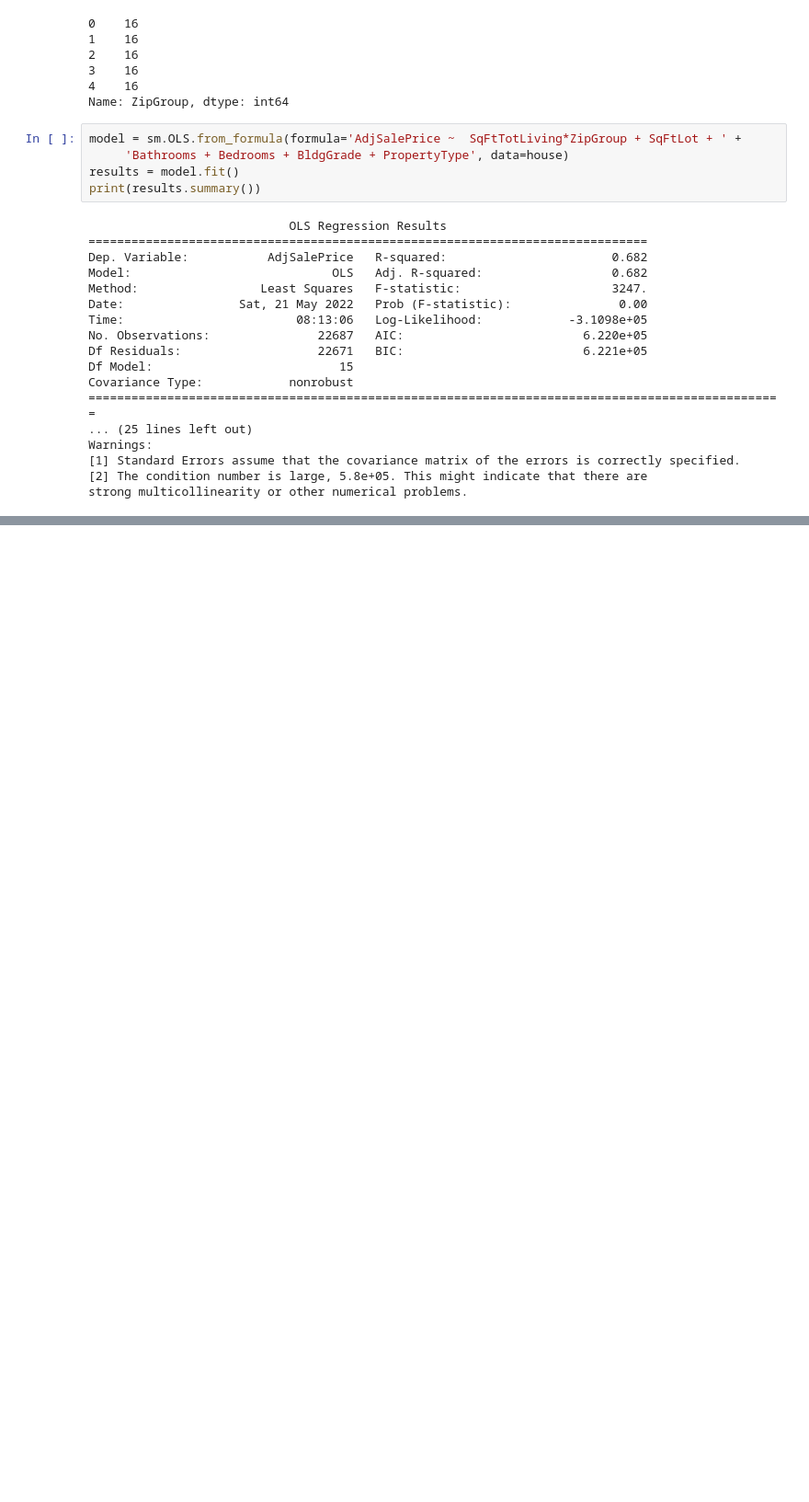
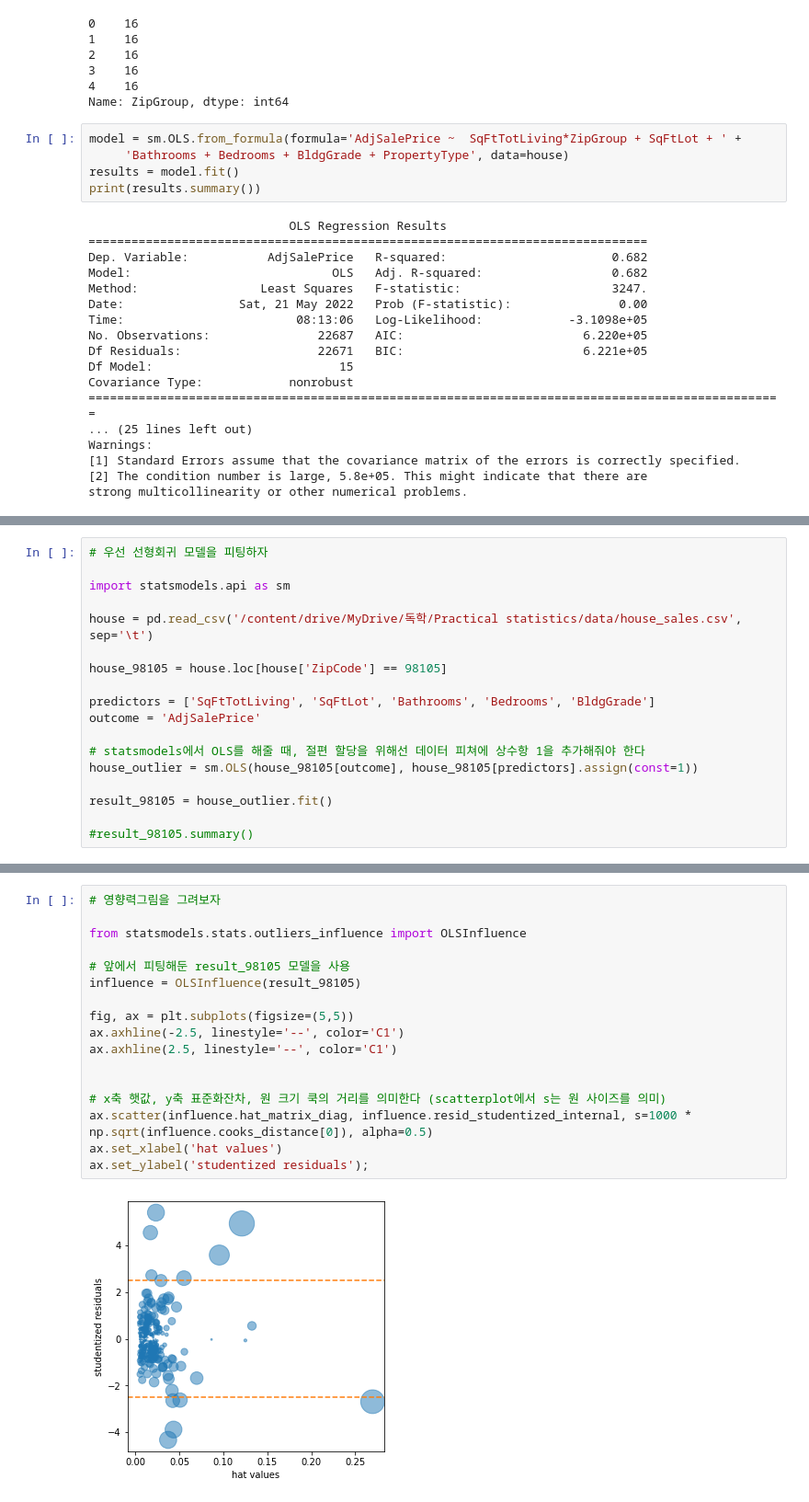
Before and after one commit to Je-Hyeon/My_Study_Materials2021, a Jupyter notebook: 데사통계정리.ipynb, the cells around one changed output, grey strips where cells are left out. Shown at 92% size. Cells and saved outputs as stored; diff of their text form; blank space fills up the shorter version.

```diff
--- a/데사통계정리.ipynb
+++ b/데사통계정리.ipynb
@@ -1203,0 +1208,18 @@ strong multicollinearity or other numerical problems.
+# %%
+# 우선 선형회귀 모델을 피팅하자
+
+import statsmodels.api as sm
+
+house = pd.read_csv('/content/drive/MyDrive/독학/Practical statistics/data/house_sales.csv', sep='\t')
+
+house_98105 = house.loc[house['ZipCode'] == 98105]
+
+predictors = ['SqFtTotLiving', 'SqFtLot', 'Bathrooms', 'Bedrooms', 'BldgGrade']
+outcome = 'AdjSalePrice'
+
+# statsmodels에서 OLS를 해줄 때, 절편 할당을 위해선 데이터 피쳐에 상수항 1을 추가해줘야 한다
+house_outlier = sm.OLS(house_98105[outcome], house_98105[predictors].assign(const=1))
+
+result_98105 = house_outlier.fit()
+
+#result_98105.summary()
@@ -1203,0 +1262,19 @@ strong multicollinearity or other numerical problems.
+# %%
+# 영향력그림을 그려보자
+
+from statsmodels.stats.outliers_influence import OLSInfluence
+
+# 앞에서 피팅해둔 result_98105 모델을 사용
+influence = OLSInfluence(result_98105)
+
+fig, ax = plt.subplots(figsize=(5,5))
+ax.axhline(-2.5, linestyle='--', color='C1')
+ax.axhline(2.5, linestyle='--', color='C1')
+
+
+# x축 햇값, y축 표준화잔차, 원 크기 쿡의 거리를 의미한다 (scatterplot에서 s는 원 사이즈를 의미)
+ax.scatter(influence.hat_matrix_diag, influence.resid_studentized_internal, s=1000 * np.sqrt(influence.cooks_distance[0]), alpha=0.5)
+ax.set_xlabel('hat values')
+ax.set_ylabel('studentized residuals');
+# %% [output]
+[figure, added]
```
Also changed, not shown: parts of 23 cells of this notebook.
